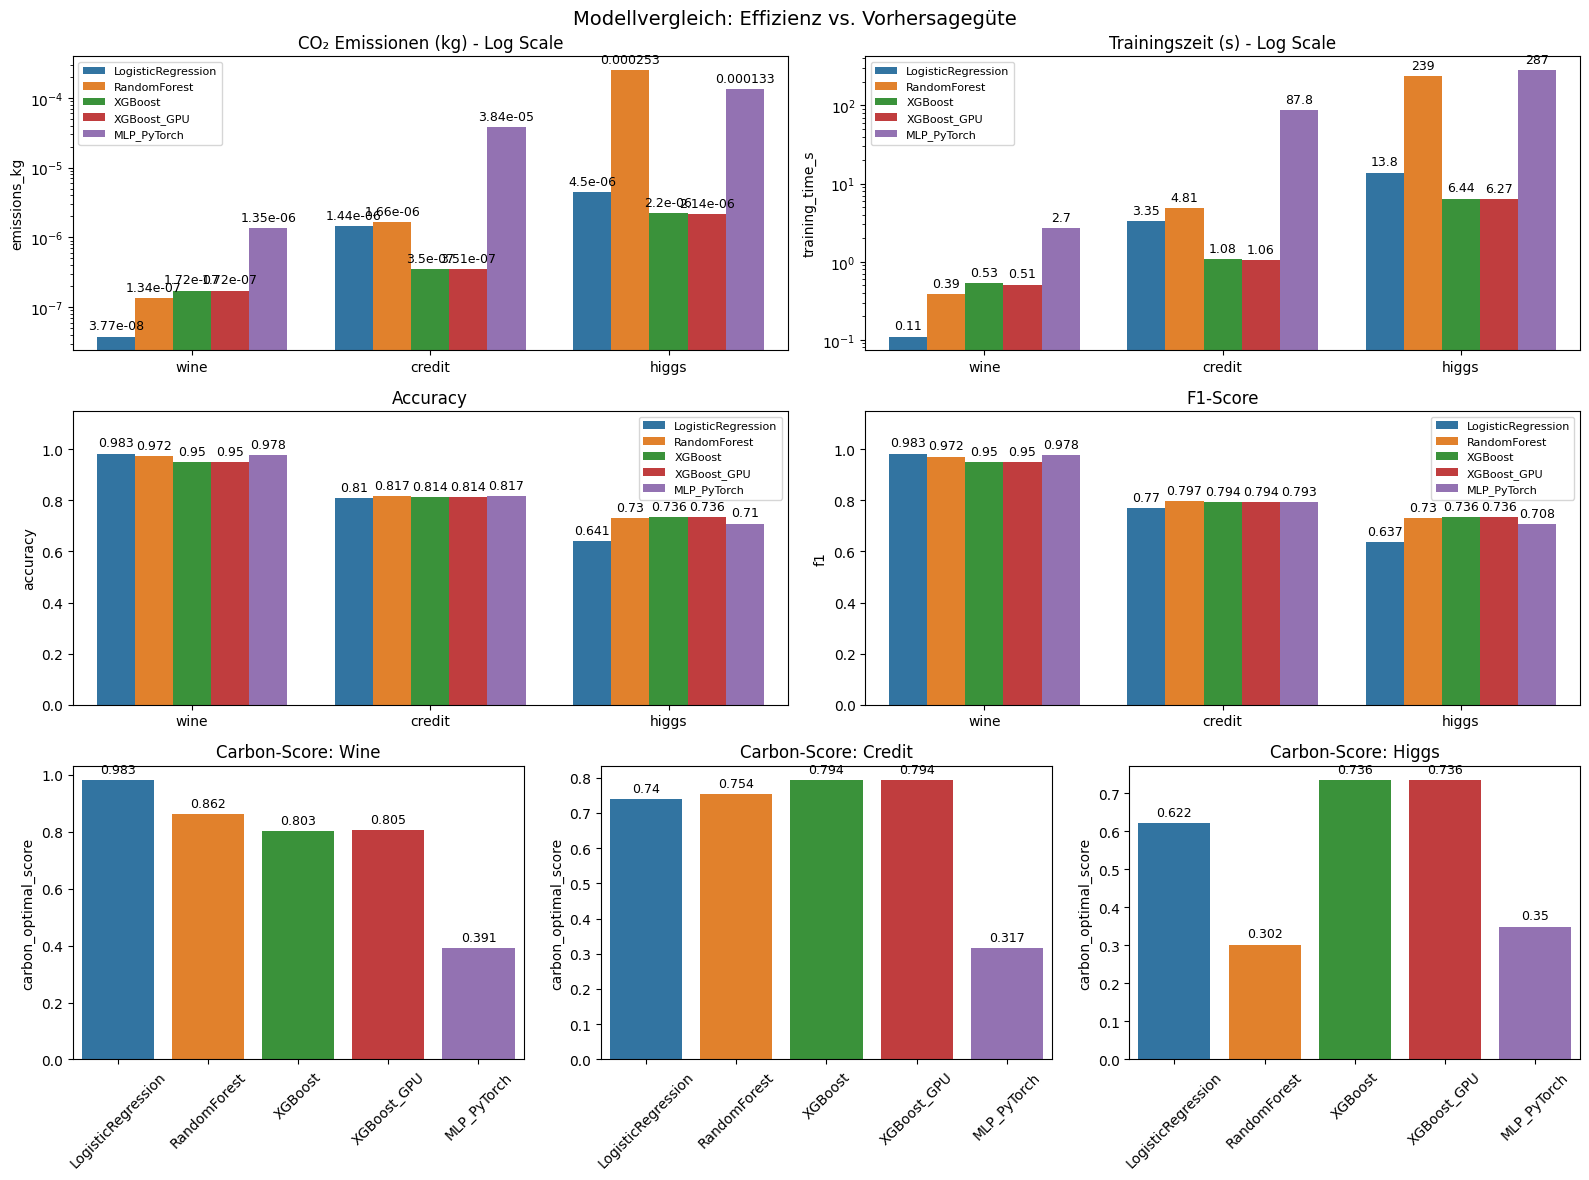
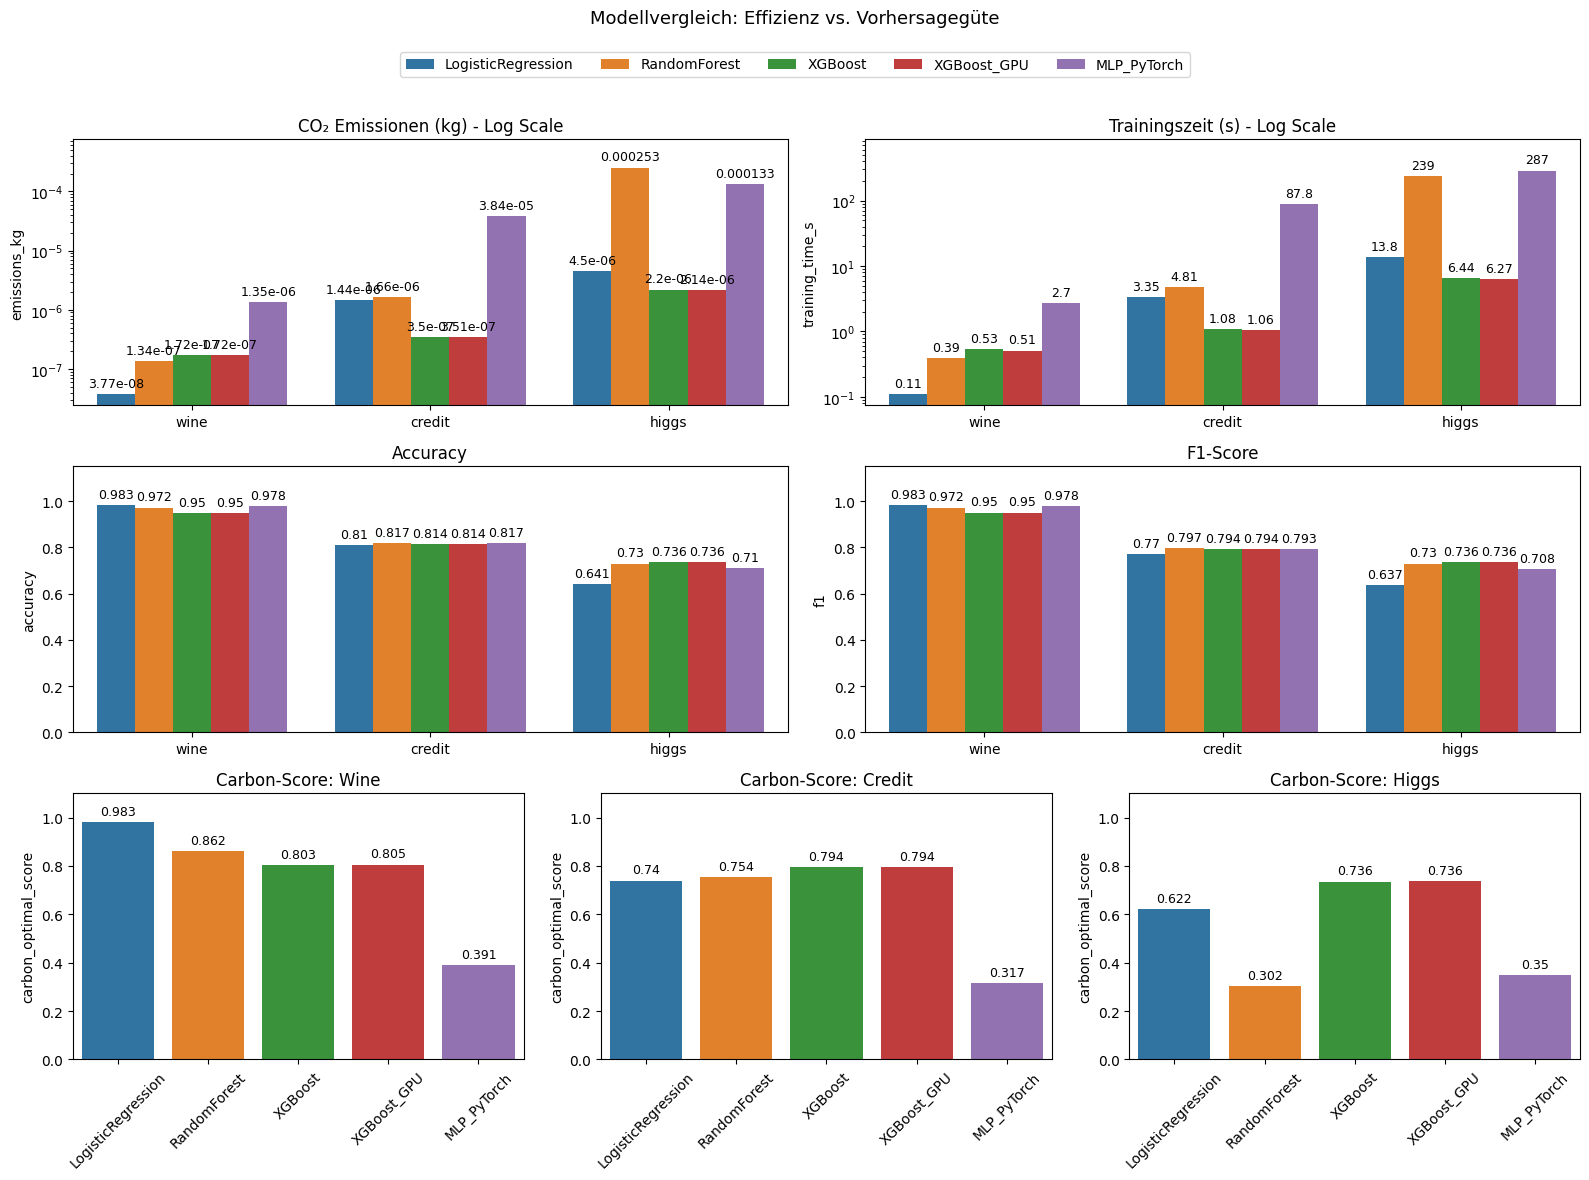
Code edit (unified diff) that turned the first committed figure into the second:
--- before
+++ after
@@ -30,5 +30,5 @@
 
 fig, axes = plt.subplot_mosaic(layout, figsize=(16, 12))
-fig.suptitle("Modellvergleich: Effizienz vs. Vorhersagegüte", fontsize=14)
+fig.suptitle("Modellvergleich: Effizienz vs. Vorhersagegüte", fontsize=13)
 
 sns.barplot(data=df, x="dataset", y="emissions_kg", hue="model", ax=axes["emissions"])
@@ -36,4 +36,5 @@
 axes["emissions"].set_yscale("log")
 axes["emissions"].set_xlabel("")
+axes["emissions"].set_ylim(top=df["emissions_kg"].max() * 3)
 
 sns.barplot(data=df, x="dataset", y="training_time_s", hue="model", ax=axes["time"])
@@ -41,4 +42,5 @@
 axes["time"].set_yscale("log")
 axes["time"].set_xlabel("")
+axes["time"].set_ylim(top=df["training_time_s"].max() * 3)
 
 sns.barplot(data=df, x="dataset", y="accuracy", hue="model", ax=axes["acc"])
@@ -60,5 +62,5 @@
     axes[key].set_title(f"Carbon-Score: {ds.capitalize()}")
     axes[key].set_xlabel("")
-    axes["acc"].set_ylim(0, 1.3)
+    axes[key].set_ylim(0, 1.1)
     axes[key].tick_params(axis='x', rotation=45)
 
@@ -67,11 +69,14 @@
         ax.bar_label(container, fmt="%.3g", padding=3, fontsize=9)
     
-    if name in ["emissions", "time", "acc", "f1"]:
-        ax.legend(fontsize=8, title_fontsize=8)
-    else:
-        if ax.get_legend():
-            ax.get_legend().remove()
+    # Remove EVERY individual legend inside the subplots
+    if ax.get_legend():
+        ax.get_legend().remove()
 
-plt.tight_layout()
+# Create one master legend for the entire figure at the top center
+handles, labels = axes["emissions"].get_legend_handles_labels()
+fig.legend(handles, labels, loc='upper center', bbox_to_anchor=(0.5, 0.95), ncol=5, fontsize=10, title=None)
+
+# Adjust the top margin so the title and master legend don't overlap
+plt.tight_layout(rect=[0, 0, 1, 0.93]) 
 plt.savefig("../results/vergleich.png", dpi=150, bbox_inches="tight")
 plt.show()

Commit: changed the run_all script to simplify it, in effect changing the solo scripts to use base dir for convenience